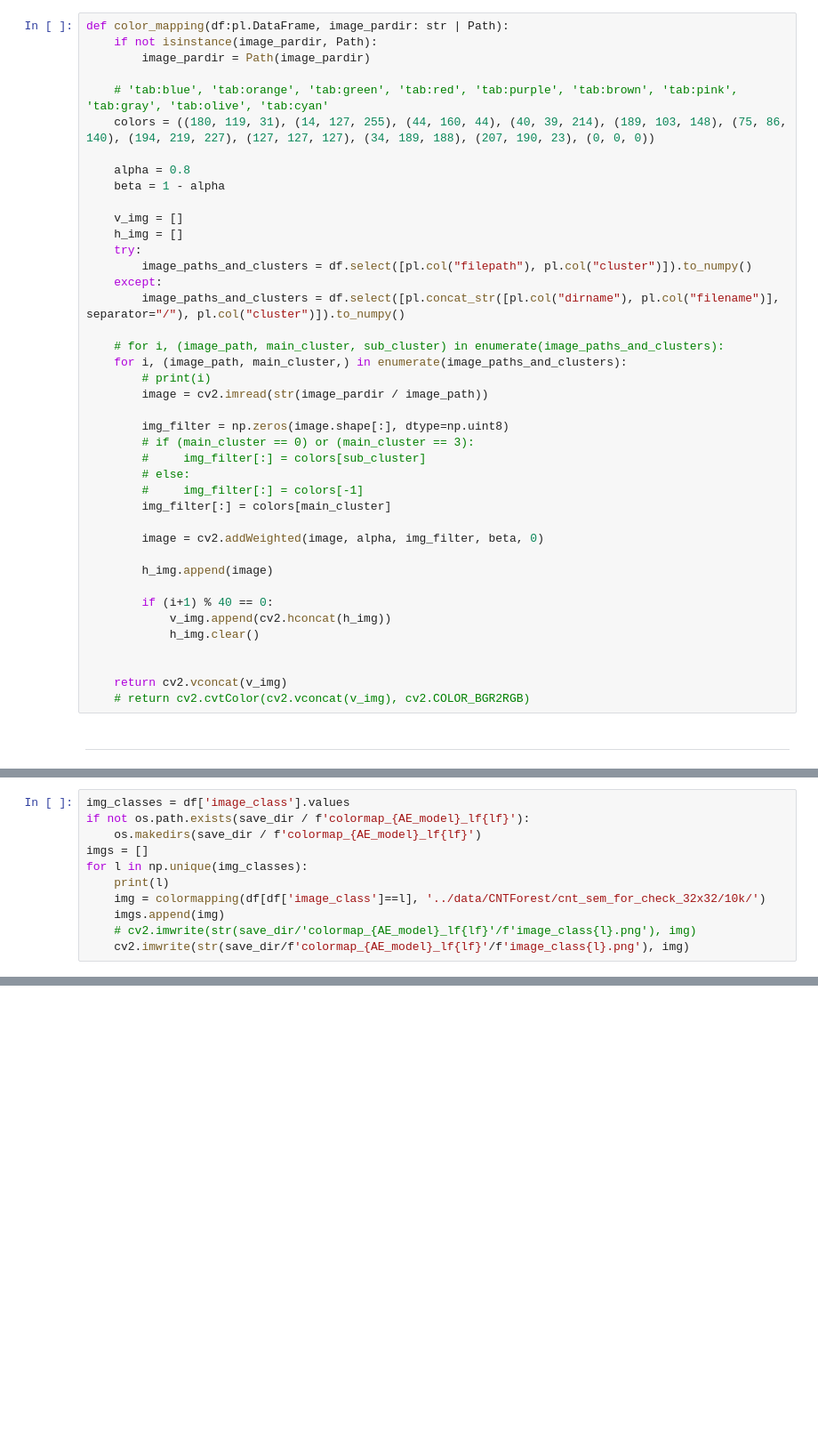
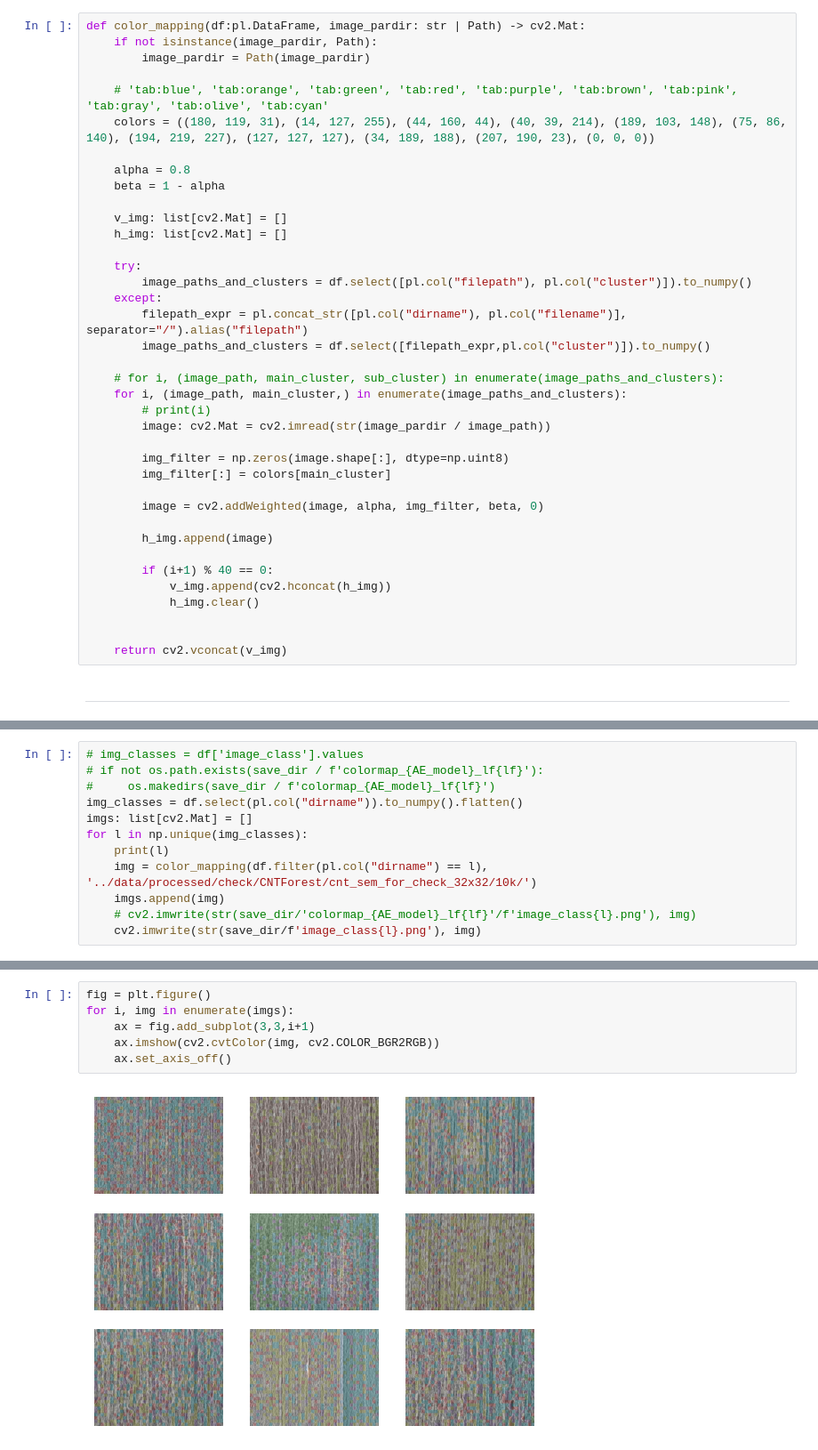
Before and after one commit to RyuichiShinseiB/Feature_extraction, a Jupyter notebook: notebooks/colormapping_by_clustering.ipynb, the cells around one changed output, grey strips where cells are left out. Shown: that part at 89% size. Saved outputs shown, nothing was run; the diff lists cells and outputs as text; blank space fills up the shorter version.

```diff
--- a/notebooks/colormapping_by_clustering.ipynb
+++ b/notebooks/colormapping_by_clustering.ipynb
@@ -9,7 +8,7 @@ import matplotlib.pyplot as plt
 from pathlib import Path
 from PIL import Image
 # %%
-def color_mapping(df:pl.DataFrame, image_pardir: str | Path):
+def color_mapping(df:pl.DataFrame, image_pardir: str | Path) -> cv2.Mat:
     if not isinstance(image_pardir, Path):
         image_pardir = Path(image_pardir)
 
@@ -19,23 +18,21 @@ def color_mapping(df:pl.DataFrame, image_pardir: str | Path):
     alpha = 0.8
     beta = 1 - alpha
 
-    v_img = []
-    h_img = []
+    v_img: list[cv2.Mat] = []
+    h_img: list[cv2.Mat] = []
+
     try:
         image_paths_and_clusters = df.select([pl.col("filepath"), pl.col("cluster")]).to_numpy()
     except:
-        image_paths_and_clusters = df.select([pl.concat_str([pl.col("dirname"), pl.col("filename")], separator="/"), pl.col("cluster")]).to_numpy()
+        filepath_expr = pl.concat_str([pl.col("dirname"), pl.col("filename")], separator="/").alias("filepath")
+        image_paths_and_clusters = df.select([filepath_expr,pl.col("cluster")]).to_numpy()
 
     # for i, (image_path, main_cluster, sub_cluster) in enumerate(image_paths_and_clusters):
     for i, (image_path, main_cluster,) in enumerate(image_paths_and_clusters):
         # print(i)
-        image = cv2.imread(str(image_pardir / image_path))
+        image: cv2.Mat = cv2.imread(str(image_pardir / image_path))
 
         img_filter = np.zeros(image.shape[:], dtype=np.uint8)
-        # if (main_cluster == 0) or (main_cluster == 3):
-        #     img_filter[:] = colors[sub_cluster]
-        # else:
-        #     img_filter[:] = colors[-1]
         img_filter[:] = colors[main_cluster]
 
         image = cv2.addWeighted(image, alpha, img_filter, beta, 0)
@@ -48,7 +45,6 @@ def color_mapping(df:pl.DataFrame, image_pardir: str | Path):
 
 
     return cv2.vconcat(v_img)
-    # return cv2.cvtColor(cv2.vconcat(v_img), cv2.COLOR_BGR2RGB)
 # %% [markdown]
 ---
 # %%
@@ -84,12 +94,13 @@ PosixPath('../for_presen/32x32/cae32/cluster_images/vbgmm_pca_18_10clusters')
 # %%
-img_classes = df['image_class'].values
-if not os.path.exists(save_dir / f'colormap_{AE_model}_lf{lf}'):
-    os.makedirs(save_dir / f'colormap_{AE_model}_lf{lf}')
-imgs = []
+# img_classes = df['image_class'].values
+# if not os.path.exists(save_dir / f'colormap_{AE_model}_lf{lf}'):
+#     os.makedirs(save_dir / f'colormap_{AE_model}_lf{lf}')
+img_classes = df.select(pl.col("dirname")).to_numpy().flatten()
+imgs: list[cv2.Mat] = []
 for l in np.unique(img_classes):
     print(l)
-    img = colormapping(df[df['image_class']==l], '../data/CNTForest/cnt_sem_for_check_32x32/10k/')
+    img = color_mapping(df.filter(pl.col("dirname") == l), '../data/processed/check/CNTForest/cnt_sem_for_check_32x32/10k/')
     imgs.append(img)
     # cv2.imwrite(str(save_dir/'colormap_{AE_model}_lf{lf}'/f'image_class{l}.png'), img)
-    cv2.imwrite(str(save_dir/f'colormap_{AE_model}_lf{lf}'/f'image_class{l}.png'), img)
+    cv2.imwrite(str(save_dir/f'image_class{l}.png'), img)
 # %% [output]
@@ -112,0 +122,8 @@ plt.imshow(img)
+# %%
+fig = plt.figure()
+for i, img in enumerate(imgs):
+    ax = fig.add_subplot(3,3,i+1)
+    ax.imshow(cv2.cvtColor(img, cv2.COLOR_BGR2RGB))
+    ax.set_axis_off()
+# %% [output]
+[figure, added]
```
Also changed, not shown: parts of 10 cells of this notebook.
